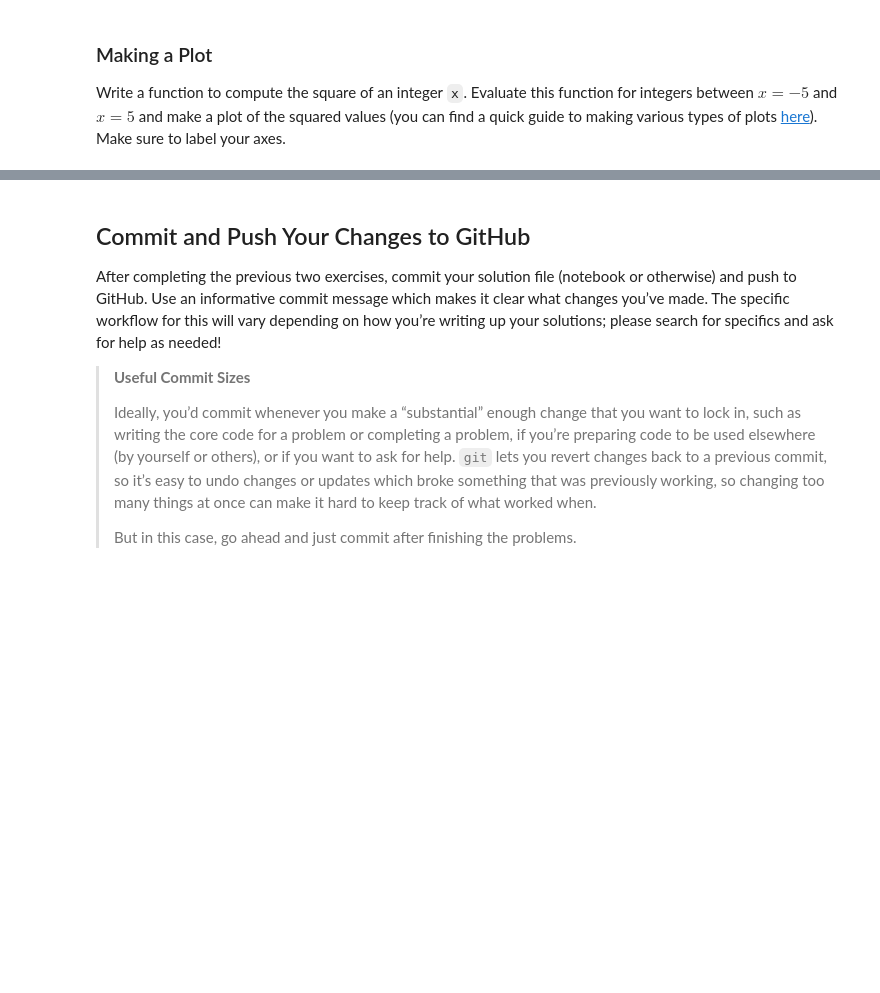
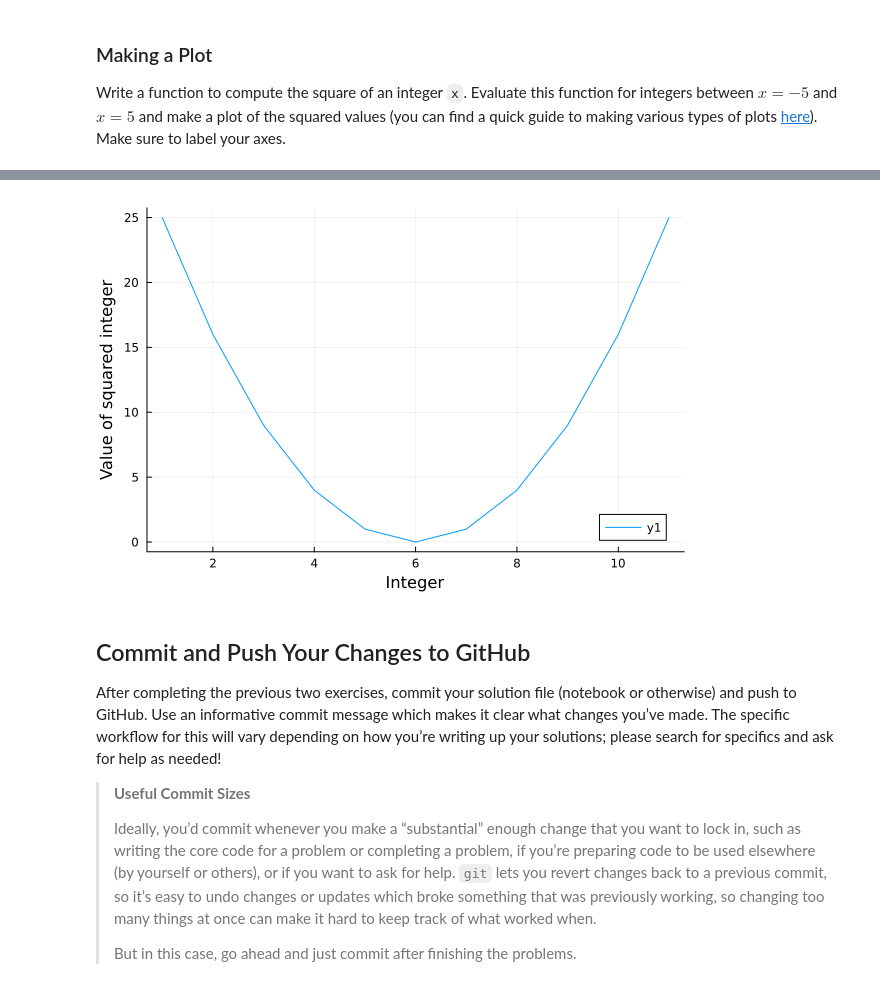
Before and after one commit to BEE4750-FA24/lab-1-badynmt, a Jupyter notebook: lab01.ipynb, the cells around one changed output, grey strips where cells are left out. Drawn from its saved outputs; the diff is of its cells as text; code cells hidden in the pictures; blank space fills up the shorter version.

```diff
--- a/lab01.ipynb
+++ b/lab01.ipynb
@@ -259,5 +263,19 @@ Make sure to label your axes.
 # %%
 # insert your code here
+using Plots
+
+function square(x)
+    output = x.^2
+
+    plot(output)
+    xlabel!("Integer")
+    ylabel!("Value of squared integer")
+
+end
+
+square([-5,-4,-3,-2,-1,0,1,2,3,4,5])
+# %% [output]
+[figure, added]
 # %% [markdown]
 ## Commit and Push Your Changes to GitHub
 
```
Also changed, not shown: parts of 1 cell of this notebook.
